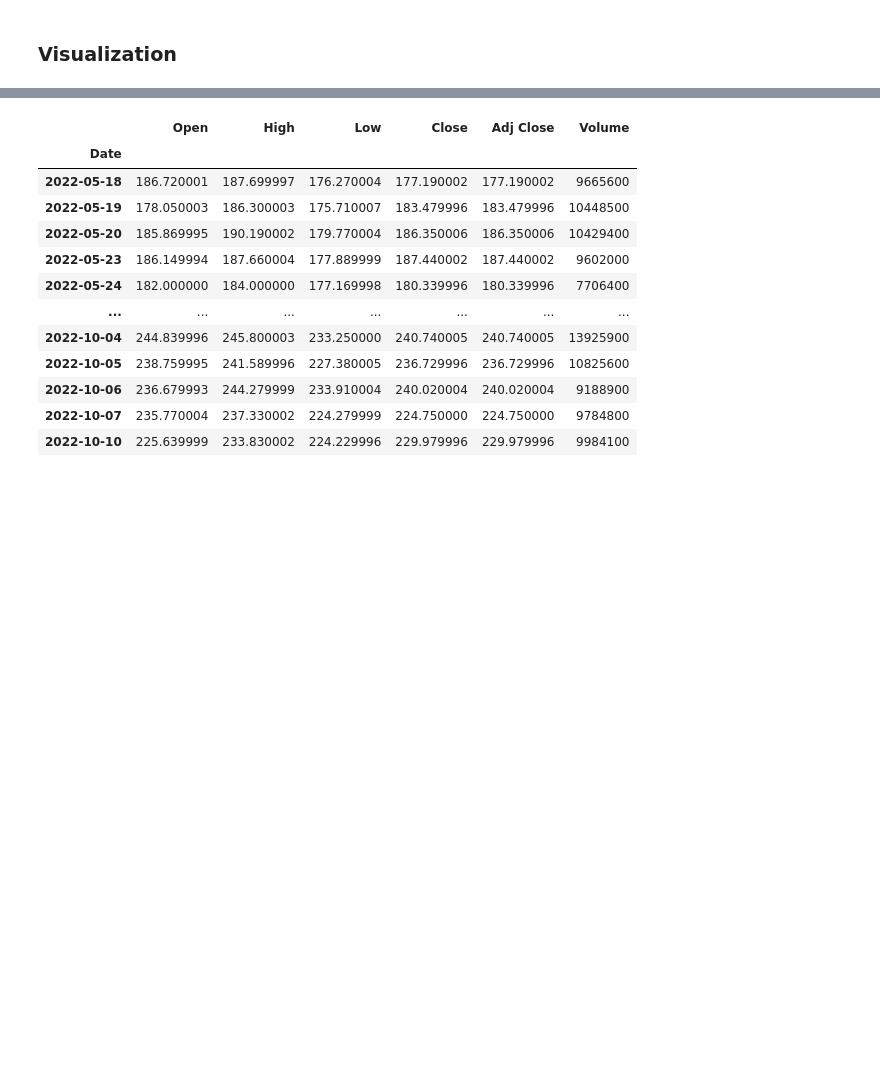
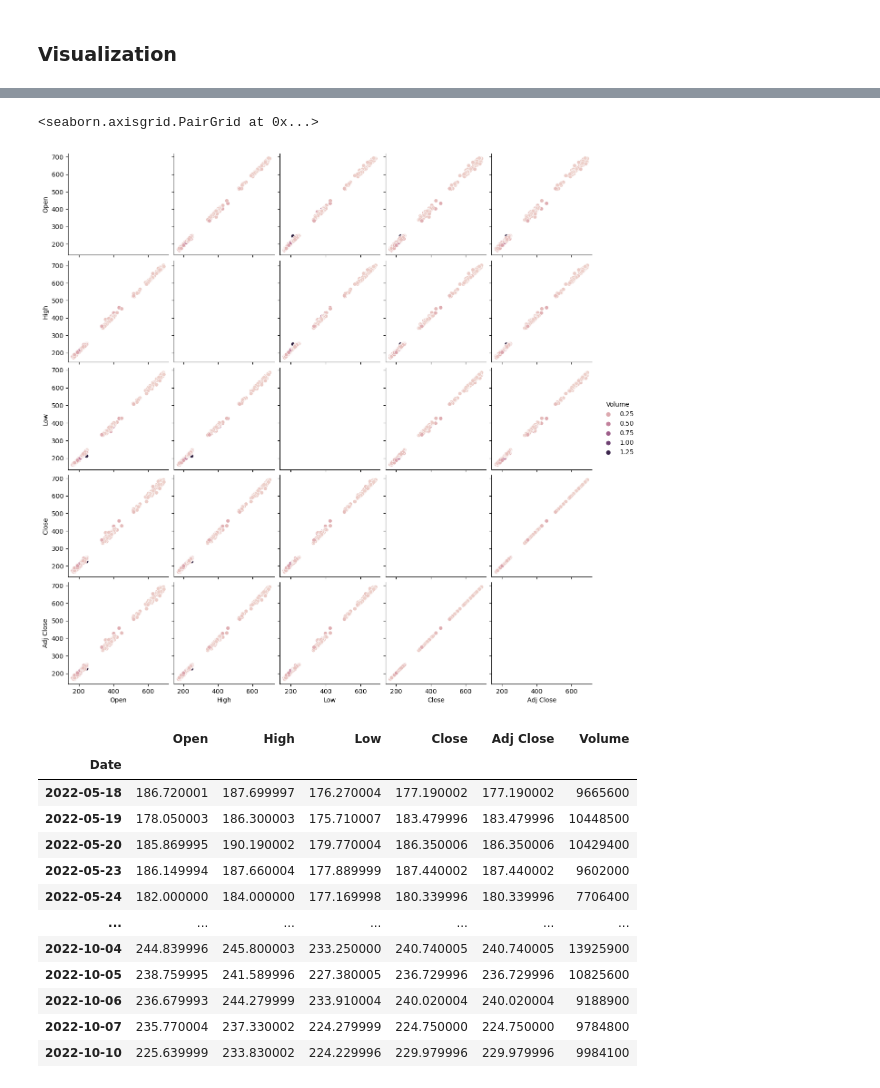
Before and after one commit to TenAcademy/backtesting, a Jupyter notebook: Notebooks/EDA_NFLx.ipynb, the cells around one changed output, grey strips where cells are left out. Saved outputs shown, nothing was run; the diff lists cells and outputs as text; code cells hidden in the pictures; blank space fills up the shorter version.

```diff
--- a/Notebooks/EDA_NFLx.ipynb
+++ b/Notebooks/EDA_NFLx.ipynb
@@ -62 +89,7 @@ import mplfinance as mpf
+# %%
+# pairplot
+sns.pairplot(df_nfx, hue="Volume")
+# %% [output]
+<seaborn.axisgrid.PairGrid at 0x...>
+[figure, added]
 # %%
```
Also changed, not shown: parts of 13 cells of this notebook.
